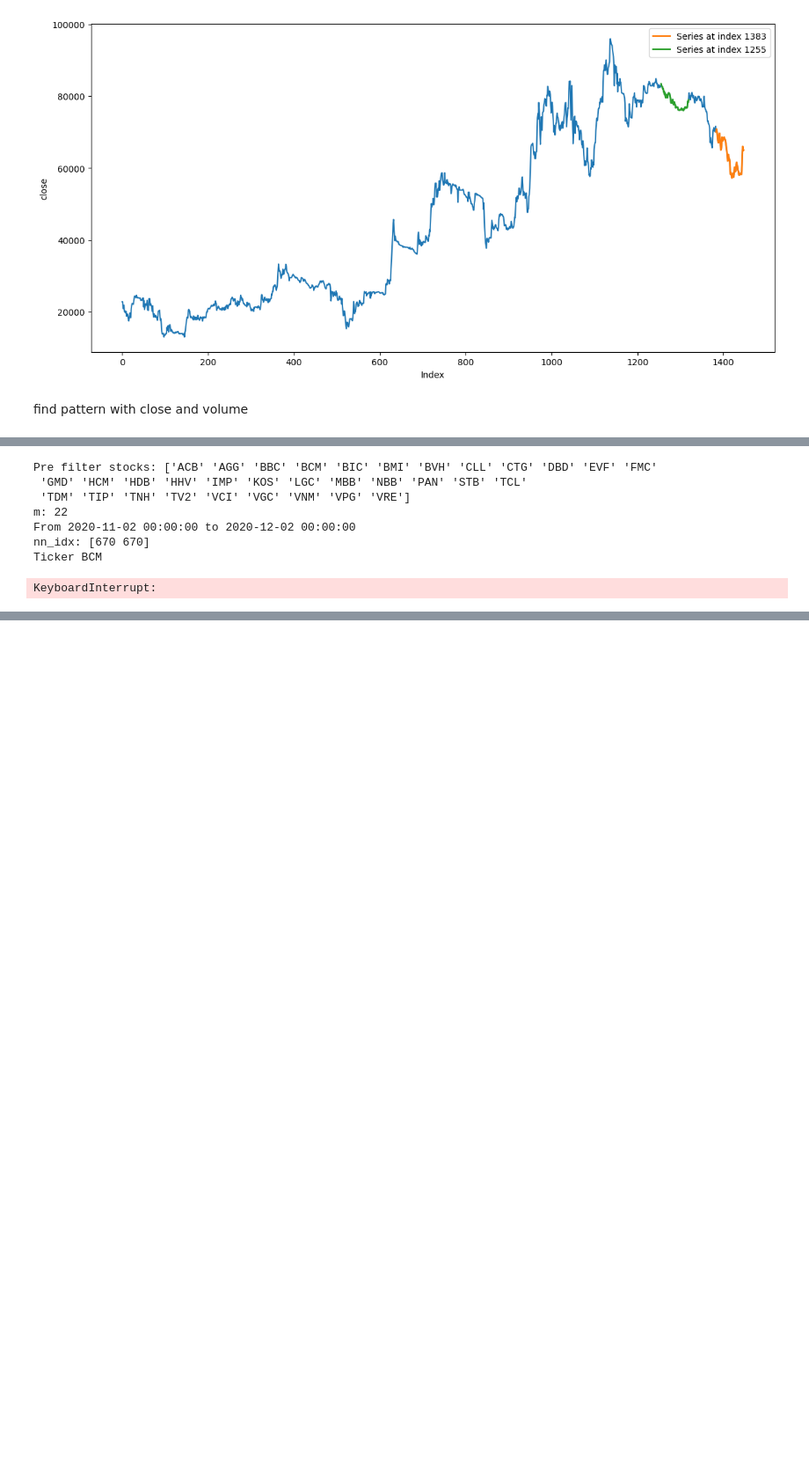
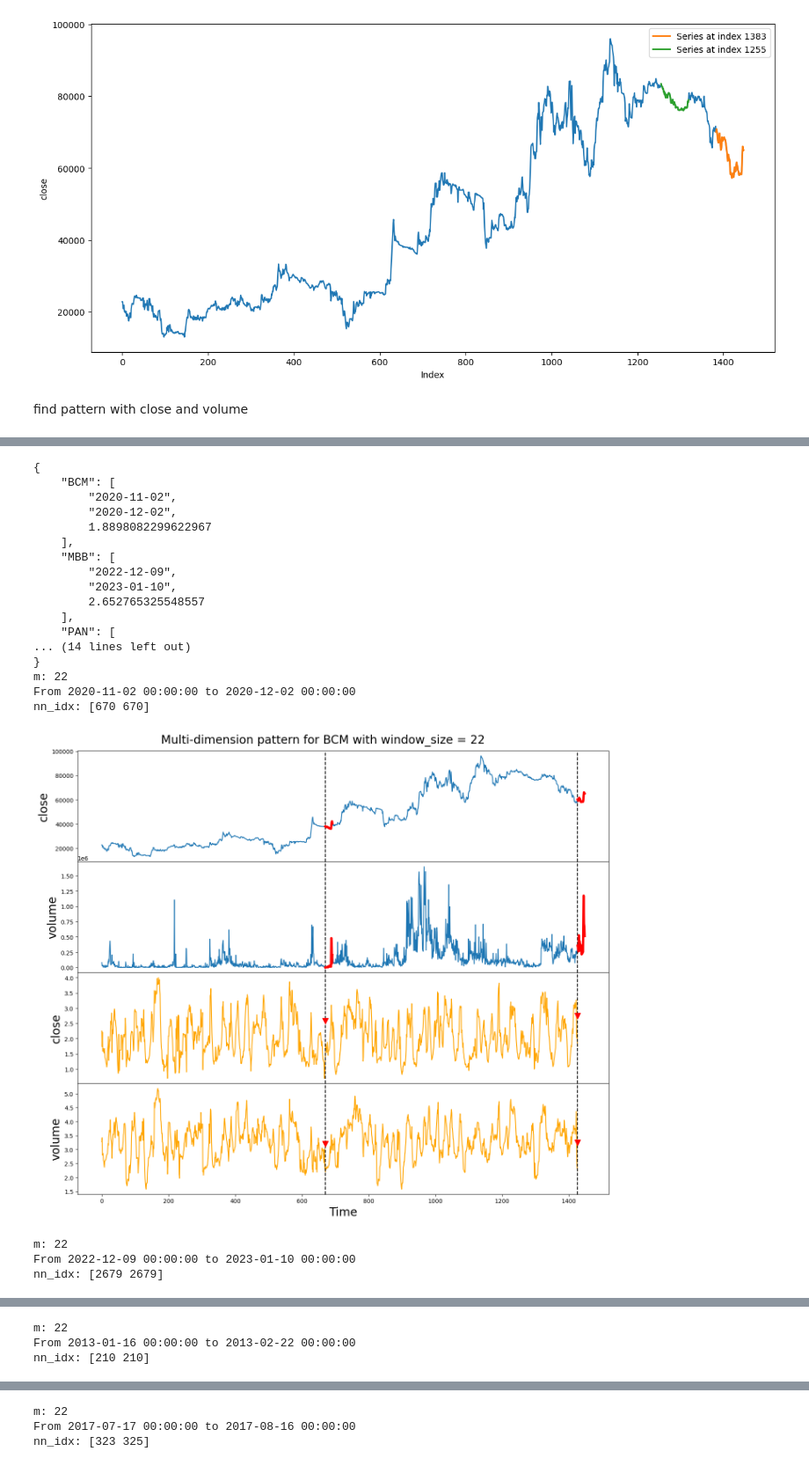
Before and after one commit to mrzaizai2k/stock_price_4_fun, a Jupyter notebook: notebook/motif_new.ipynb, the cells around one changed output, grey strips where cells are left out. Shown at 88% size. Saved outputs shown, nothing was run; the diff lists cells and outputs as text; code cells hidden in the pictures; blank space fills up the shorter version.

Commit message:
rewrite BestMarketMotifSearch instead of find_best_motif

```diff
--- a/notebook/motif_new.ipynb
+++ b/notebook/motif_new.ipynb
@@ -54,12 +54,27 @@ nn_idx: [1255 1257]
-# %%
-results_dict = find_best_motifs()
-results_dict
-# %% [output]
-Pre filter stocks: ['ACB' 'AGG' 'BBC' 'BCM' 'BIC' 'BMI' 'BVH' 'CLL' 'CTG' 'DBD' 'EVF' 'FMC'
- 'GMD' 'HCM' 'HDB' 'HHV' 'IMP' 'KOS' 'LGC' 'MBB' 'NBB' 'PAN' 'STB' 'TCL'
- 'TDM' 'TIP' 'TNH' 'TV2' 'VCI' 'VGC' 'VNM' 'VPG' 'VRE']
-m: 22
-From 2020-11-02 00:00:00 to 2020-12-02 00:00:00
-nn_idx: [670 670]
-Ticker BCM
-KeyboardInterrupt:
+# %%
+market_motif_search = BestMarketMotifSearch(motif_data_path='memory/motif.csv')
+results_dict = market_motif_search.find_best_motifs()
+print(json.dumps(results_dict, indent=4))
+market_motif_search.plot_best_motifs()
+# %% [output]
+{
+    "BCM": [
+        "2020-11-02",
+        "2020-12-02",
+        1.8898082299622967
+    ],
+    "MBB": [
+        "2022-12-09",
+        "2023-01-10",
+        2.652765325548557
+    ],
+    "PAN": [
+... (14 lines left out)
+}
+m: 22
+From 2020-11-02 00:00:00 to 2020-12-02 00:00:00
+nn_idx: [670 670]
+[figure, added]
+m: 22
+From 2022-12-09 00:00:00 to 2023-01-10 00:00:00
+nn_idx: [2679 2679]
@@ -65,0 +82,3 @@ KeyboardInterrupt:
+m: 22
+From 2013-01-16 00:00:00 to 2013-02-22 00:00:00
+nn_idx: [210 210]
@@ -65,0 +86,3 @@ KeyboardInterrupt:
+m: 22
+From 2017-07-17 00:00:00 to 2017-08-16 00:00:00
+nn_idx: [323 325]
```
Also changed, not shown: parts of 3 cells of this notebook, 4 other files.
